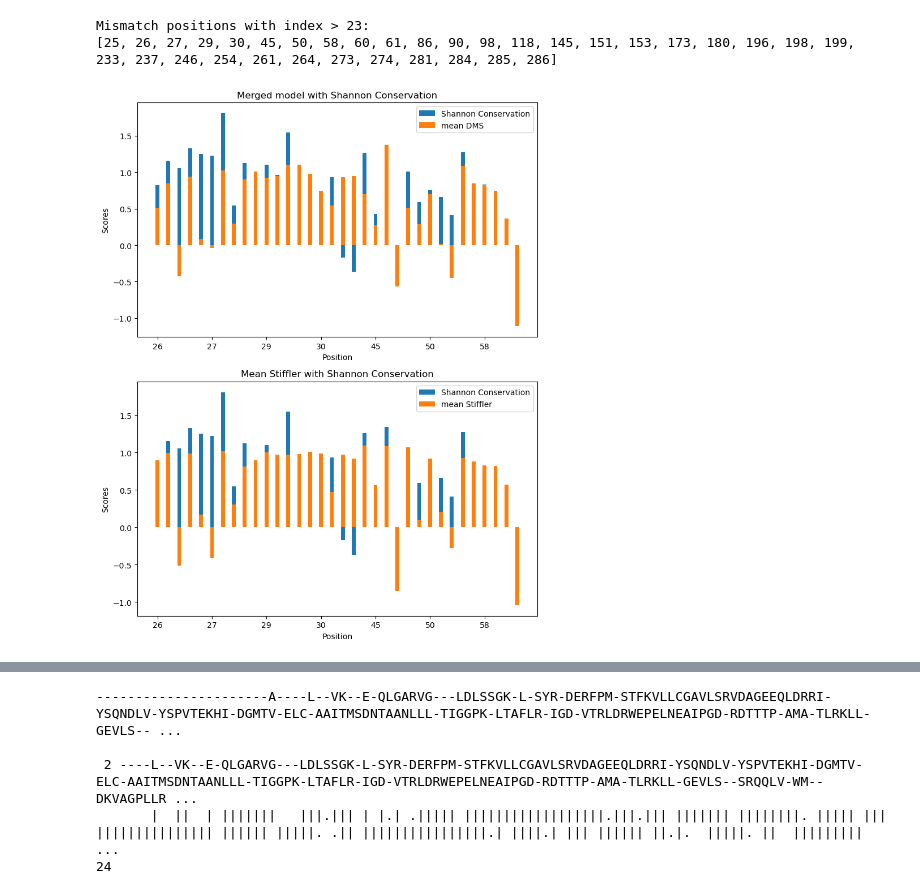
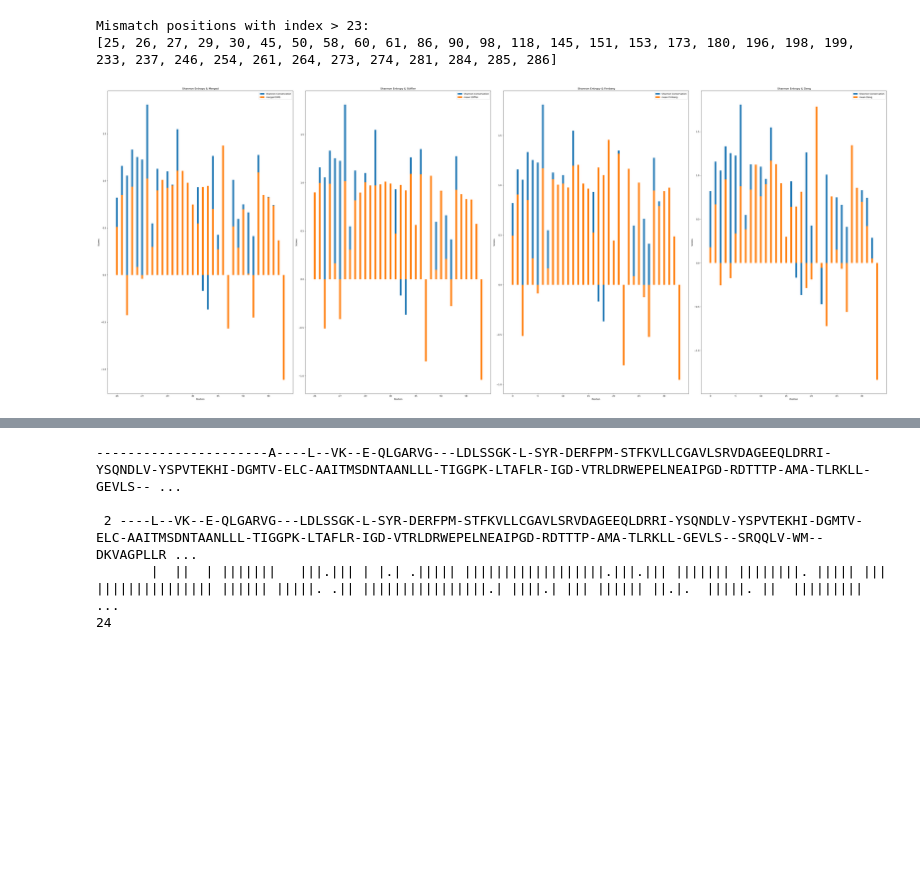
Before and after one commit to datascience-mobi-2023/topic02_team01, a Jupyter notebook: Final_Extended_Alignment.ipynb, the cells around one changed output, grey strips where cells are left out. Drawn from its saved outputs; the diff is of its cells as text; code cells hidden in the pictures; blank space fills up the shorter version.

```diff
--- a/Final_Extended_Alignment.ipynb
+++ b/Final_Extended_Alignment.ipynb
@@ -603,33 +710,47 @@ Mismatch positions with index > 23:
 # %%
 filtered_df_SCA = C_df_New[C_df_New['Position'].isin(mismatch_positions_SCA)]
 
-x = np.arange(len(filtered_df))
+x = np.arange(len(filtered_df_SCA))
 width = 0.35
 
-fig, (ax1, ax2) = plt.subplots(2, 1, figsize=(8, 10))
+fig, (ax1, ax2, ax3, ax4 ) = plt.subplots(1, 4, figsize=(50, 20))
 
-rects1 = ax1.bar(x, filtered_df['Conserved_Shannon'], width, label='Shannon Conservation')
-rects2 = ax1.bar(x, filtered_df['mean_all_z'], width, label='mean DMS')
+rects1 = ax1.bar(x, filtered_df_SCA['Conserved_Shannon'], width, label='Shannon Conservation')
+rects2 = ax1.bar(x, filtered_df_SCA['mean_all_z'], width, label='merged DMS')
 
 ax1.set_xlabel('Position')
 ax1.set_ylabel('Scores')
-ax1.set_title('Merged model with Shannon Conservation')
+ax1.set_title('Shannon Entropy & Merged')
 ax1.legend()
 
 rects3 = ax2.bar(x, filtered_df_SCA['Conserved_Shannon'], width, label='Shannon Conservation')
 rects4 = ax2.bar(x, filtered_df_SCA['mean_Stiffler_z'], width, label='mean Stiffler')
 
 ax1.set_xticklabels(mismatch_positions_SCA)
 
 ax2.set_xticklabels(mismatch_positions_SCA)
 ax2.set_xlabel('Position')
 ax2.set_ylabel('Scores')
-ax2.set_title('Mean Stiffler with Shannon Conservation')
+ax2.set_title('Shannon Entropy & Stiffler')
 ax2.legend()
+
+rects5 = ax3.bar(x, filtered_df_SCA['Conserved_Shannon'], width, label='Shannon Conservation')
+rects6 = ax3.bar(x, filtered_df_SCA['mean_Firnberg_z'], width, label='mean Firnberg')
+ax3.set_xlabel('Position')
+ax3.set_ylabel('Scores')
+ax3.set_title(' Shannon Entropy & Firnberg')
+ax3.legend()
+
+rects7 = ax4.bar(x, filtered_df_SCA['Conserved_Shannon'], width, label='Shannon Conservation')
+rects8 = ax4.bar(x, filtered_df_SCA['mean_Deng_z'], width, label='mean Deng')
+ax4.set_xlabel('Position')
+ax4.set_ylabel('Scores')
+ax4.set_title(' Shannon Entropy & Deng')
+ax4.legend()
 
 plt.tight_layout()
 plt.show()
 # %% [output]
-[figure, old version]
+[figure, new version]
 # %% [markdown]
 ## Results:
```
Also changed, not shown: parts of 51 cells of this notebook, 1 other file.
